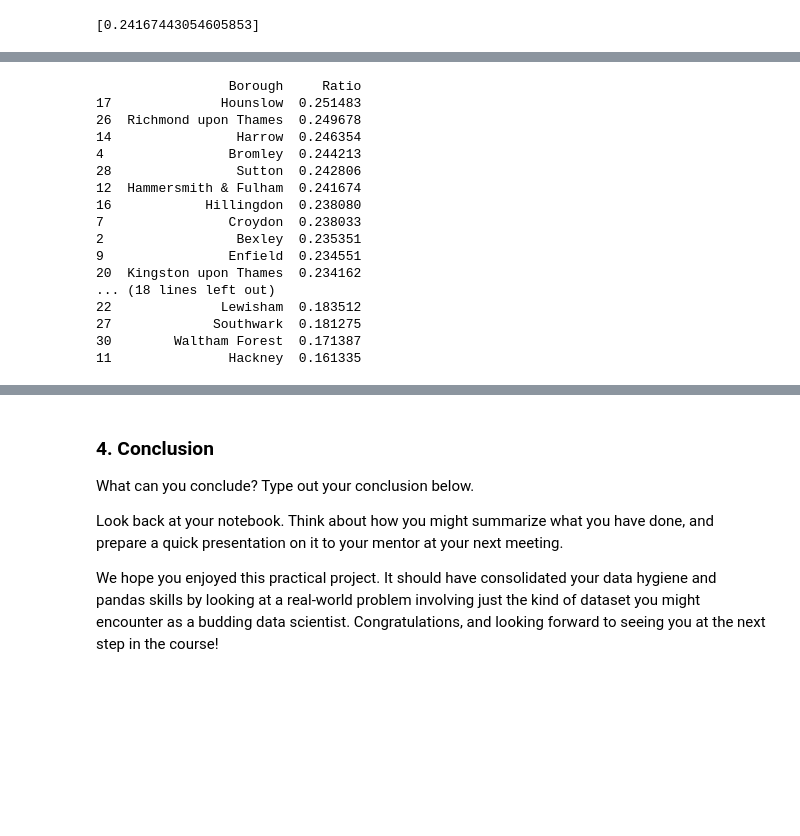
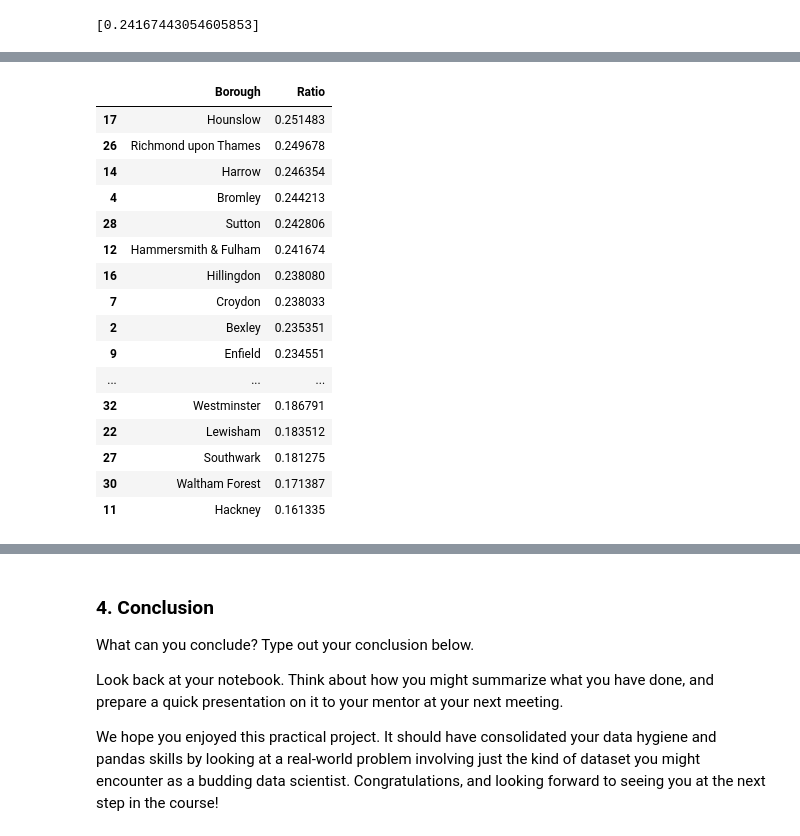
Before and after one commit to ipaulson/sb-unit-4, a Jupyter notebook: Unit 4 Challenge - Tier 3.ipynb, the cells around one changed output, grey strips where cells are left out. Cells and saved outputs as stored; diff of their text form; code cells hidden in the pictures; blank space fills up the shorter version.

```diff
--- a/Unit 4 Challenge - Tier 3.ipynb
+++ b/Unit 4 Challenge - Tier 3.ipynb
@@ -432,22 +481,23 @@ print(df_ratios)
 # %%
+# sort ratios to see which is largest
 df_sorted = df_ratios.sort_values(by='Ratio',ascending=False)
-print(df_sorted)
+df_sorted
 # %% [output]
-                 Borough     Ratio
-17              Hounslow  0.251483
-26  Richmond upon Thames  0.249678
-14                Harrow  0.246354
-4                Bromley  0.244213
-28                Sutton  0.242806
-12  Hammersmith & Fulham  0.241674
-16            Hillingdon  0.238080
-7                Croydon  0.238033
-2                 Bexley  0.235351
-9                Enfield  0.234551
-20  Kingston upon Thames  0.234162
-... (18 lines left out)
-22              Lewisham  0.183512
-27             Southwark  0.181275
-30        Waltham Forest  0.171387
-11               Hackney  0.161335
+|  | Borough | Ratio |
+| 17 | Hounslow | 0.251483 |
+| 26 | Richmond upon Thames | 0.249678 |
+| 14 | Harrow | 0.246354 |
+| 4 | Bromley | 0.244213 |
+| 28 | Sutton | 0.242806 |
+| 12 | Hammersmith & Fulham | 0.241674 |
+| 16 | Hillingdon | 0.238080 |
+| 7 | Croydon | 0.238033 |
+| 2 | Bexley | 0.235351 |
+| 9 | Enfield | 0.234551 |
+| ... | ... | ... |
+| 32 | Westminster | 0.186791 |
+| 22 | Lewisham | 0.183512 |
+| 27 | Southwark | 0.181275 |
+| 30 | Waltham Forest | 0.171387 |
+| 11 | Hackney | 0.161335 |
 # %%
```
Also changed, not shown: parts of 29 cells of this notebook.
